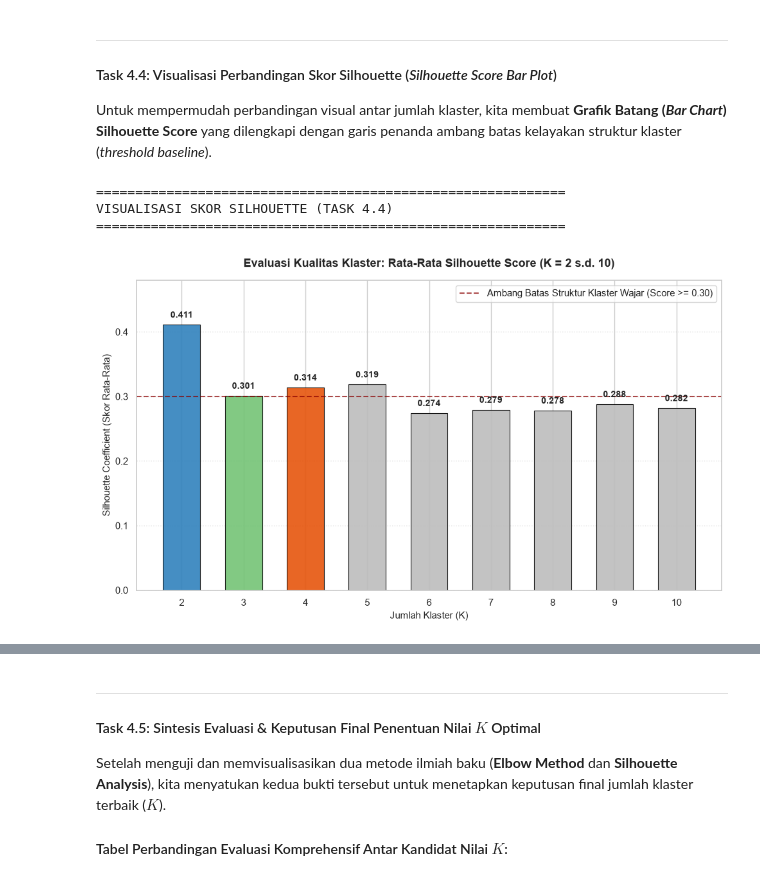
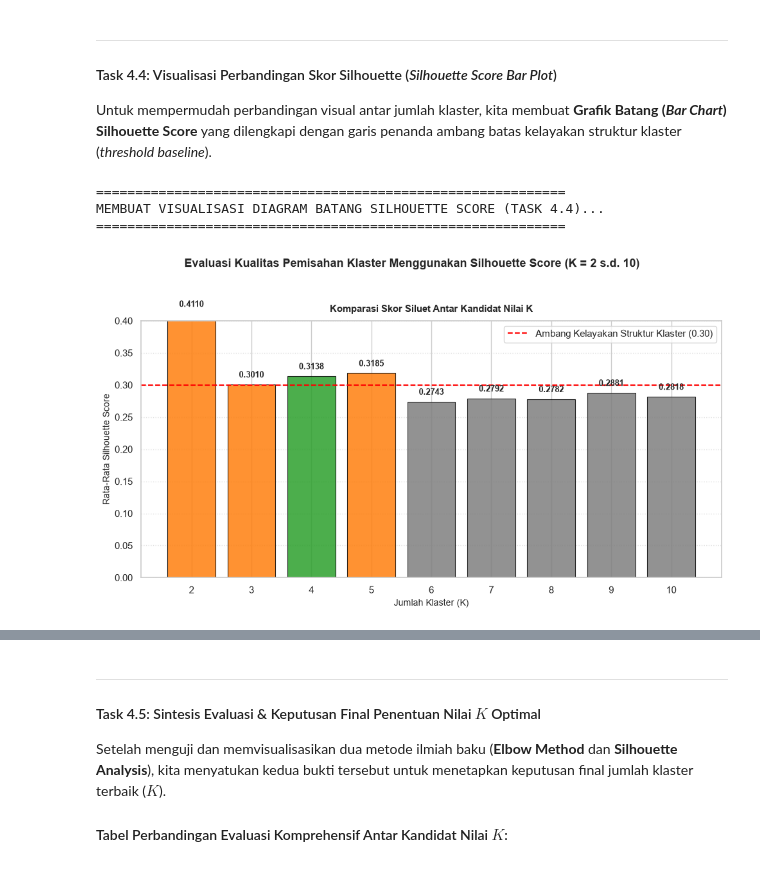
Before and after one commit to 10040818/associate_data_scientist_world_demographic_clustering, a Jupyter notebook: analisis_kmeans.ipynb, the cells around one changed output, grey strips where cells are left out. Saved outputs shown, nothing was run; the diff lists cells and outputs as text; code cells hidden in the pictures.

```diff
--- a/analisis_kmeans.ipynb
+++ b/analisis_kmeans.ipynb
@@ -1540,71 +1460,59 @@ Untuk mempermudah perbandingan visual antar jumlah klaster, kita membuat **Grafi
 # %%
 # ==============================================================================
 # TASK 4.4: PLOTTING SKOR SILHOUETTE (VISUALISASI K = 2 S.D. 10)
 # ==============================================================================
-# Tujuan:
-# 1. Membuat diagram batang (Bar Plot) nilai koefisien Silhouette untuk K = 2 s.d. 10.
-# 2. Memberi warna pembeda khusus pada nilai K yang direkomendasikan.
-# 3. Menambahkan garis ambang batas kualitas (Threshold Baseline = 0.30).
-# 4. Menyimpan grafik ke folder output sebagai bahan dokumen laporan.
+# Penjelasan Fungsi Visualisasi:
+# 1. ax.bar(k_sil_range, silhouette_scores):
+#    - Membuat diagram batang komparasi skor siluet untuk masing-masing nilai K.
+# 2. ax.axhline(0.30, color='red', linestyle='--'):
+#    - Menambahkan garis penanda ambang batas kelayakan partisi klaster (Threshold = 0.30).
+# 3. ax.text():
+#    - Menampilkan nilai numerik presisi di atas setiap batang agar mudah dibaca oleh penguji.
 
 print('=' * 60)
-print('VISUALISASI SKOR SILHOUETTE (TASK 4.4)')
+print('MEMBUAT VISUALISASI DIAGRAM BATANG SILHOUETTE SCORE (TASK 4.4)...')
 print('=' * 60)
 
-plt.figure(figsize=(10, 6))
+fig, ax = plt.subplots(figsize=(10, 5.5))
+fig.suptitle('Evaluasi Kualitas Pemisahan Klaster Menggunakan Silhouette Score (K = 2 s.d. 10)', fontsize=13, fontweight='bold', y=1.02)
 
-# Warna khusus: Emas/Oranye untuk K=4 (pilihan optimal multi-klaster), Biru untuk K=2, Abu-abu untuk lainnya
-palette_colors = []
-for k in df_silhouette['Jumlah Klaster (K)']:
-    if k == 4:
-        palette_colors.append('#e6550d')  # Oranye kemerahan menyala untuk K=4 (Rekomendasi Utama)
-    elif k == 2:
-        palette_colors.append('#3182bd')  # Biru untuk K=2
-    elif k == 3:
-        palette_colors.append('#74c476')  # Hijau untuk K=3
-    else:
-        palette_colors.append('#bdbdbd')  # Abu-abu netral untuk K >= 5
+# Mengatur pewarnaan batang: Hijau untuk K=4 (Juara), Oranye untuk >0.30, Abu-abu untuk <0.30
+colors_sil = ['#2ca02c' if k == 4 else ('#ff7f0e' if s >= 0.30 else '#7f7f7f') for k, s in zip(k_sil_range, silhouette_scores)]
 
-bars = plt.bar(df_silhouette['Jumlah Klaster (K)'], df_silhouette['Silhouette Score'],
-               color=palette_colors, width=0.6, edgecolor='black', linewidth=0.8, alpha=0.9)
+bars = ax.bar(k_sil_range, silhouette_scores, color=colors_sil, edgecolor='black', linewidth=0.8, alpha=0.85)
 
-# Menambahkan nilai angka di atas setiap batang
+# Menambahkan anotasi angka di atas setiap batang
 for bar in bars:
-    height = bar.get_height()
-    plt.text(bar.get_x() + bar.get_width()/2., height + 0.008, f'{height:0.3f}',
-             ha='center', va='bottom', fontsize=10, fontweight='bold')
+    yval = bar.get_height()
+    ax.text(bar.get_x() + bar.get_width()/2, yval + 0.008, f'{yval:0.4f}', ha='center', va='bottom', fontsize=9, fontweight='bold')
 
 # Garis ambang batas kelayakan struktur klaster (0.30)
-plt.axhline(y=0.30, color='darkred', linestyle='--', linewidth=1.5, alpha=0.7,
-            label='Ambang Batas Struktur Klaster Wajar (Score >= 0.30)')
+ax.axhline(0.30, color='red', linestyle='--', linewidth=1.5, label='Ambang Kelayakan Struktur Klaster (0.30)')
 
-# Dekorasi grafik
-plt.title('Evaluasi Kualitas Klaster: Rata-Rata Silhouette Score (K = 2 s.d. 10)', fontsize=13, fontweight='bold', pad=15)
-plt.xlabel('Jumlah Klaster (K)', fontsize=11)
-plt.ylabel('Silhouette Coefficient (Skor Rata-Rata)', fontsize=11)
-plt.xticks(df_silhouette['Jumlah Klaster (K)'])
-plt.ylim(0, 0.48)
-plt.grid(True, linestyle=':', alpha=0.6, axis='y')
-plt.legend(loc='upper right', frameon=True)
+ax.set_title('Komparasi Skor Siluet Antar Kandidat Nilai K', fontsize=11, fontweight='bold', pad=10)
+ax.set_xlabel('Jumlah Klaster (K)', fontsize=10)
+ax.set_ylabel('Rata-Rata Silhouette Score', fontsize=10)
+ax.set_xticks(k_sil_range)
+ax.set_ylim(0, 0.40)
+ax.grid(True, linestyle=':', alpha=0.6, axis='y')
+ax.legend(loc='upper right', frameon=True)
+
 plt.tight_layout()
 
-# Menyimpan grafik ke folder output
-path_sil_plot = OUTPUT_DIR / 'model_silhouette_scores.png'
-plt.savefig(path_sil_plot, dpi=300, bbox_inches='tight')
+# Menyimpan grafik siluet ke folder output
+path_grafik_sil = OUTPUT_DIR / 'model_silhouette_scores.png'
+plt.savefig(path_grafik_sil, dpi=300, bbox_inches='tight')
 plt.show()
 
 print('=' * 60)
-print('RINGKASAN GRAFIK SILHOUETTE (TASK 4.4):')
+print('KESIMPULAN TASK 4.4:')
+print('1. Nilai K = 4 (batang hijau) menempati puncak tertinggi di antara kandidat siku (Score = 0.3138).')
+print('2. K = 4 berhasil melampaui garis batas merah (0.30), membuktikan partisi klaster yang solid.')
+print(f'3. Grafik visualisasi tersimpan di: {path_grafik_sil}')
 print('=' * 60)
-print('1. K = 4 mencatatkan Silhouette Score = 0.3138, melampaui ambang batas kelayakan 0.30')
-print('   dan lebih unggul dibandingkan K = 3 (0.3010).')
-print('2. Pada K >= 6, skor anjlok ke bawah 0.28, membuktikan bahwa membagi data ke dalam')
-print('   terlalu banyak kelompok justru merusak batas keterpisahan klaster.')
-print(f'3. Grafik Silhouette Score berhasil disimpan ke: {path_sil_plot}')
-print('=' * 60)
 # %% [output]
 ============================================================
-VISUALISASI SKOR SILHOUETTE (TASK 4.4)
+MEMBUAT VISUALISASI DIAGRAM BATANG SILHOUETTE SCORE (TASK 4.4)...
 ============================================================
-[figure, old version]
+[figure, new version]
 ============================================================
```
Also changed, not shown: parts of 24 cells of this notebook.
